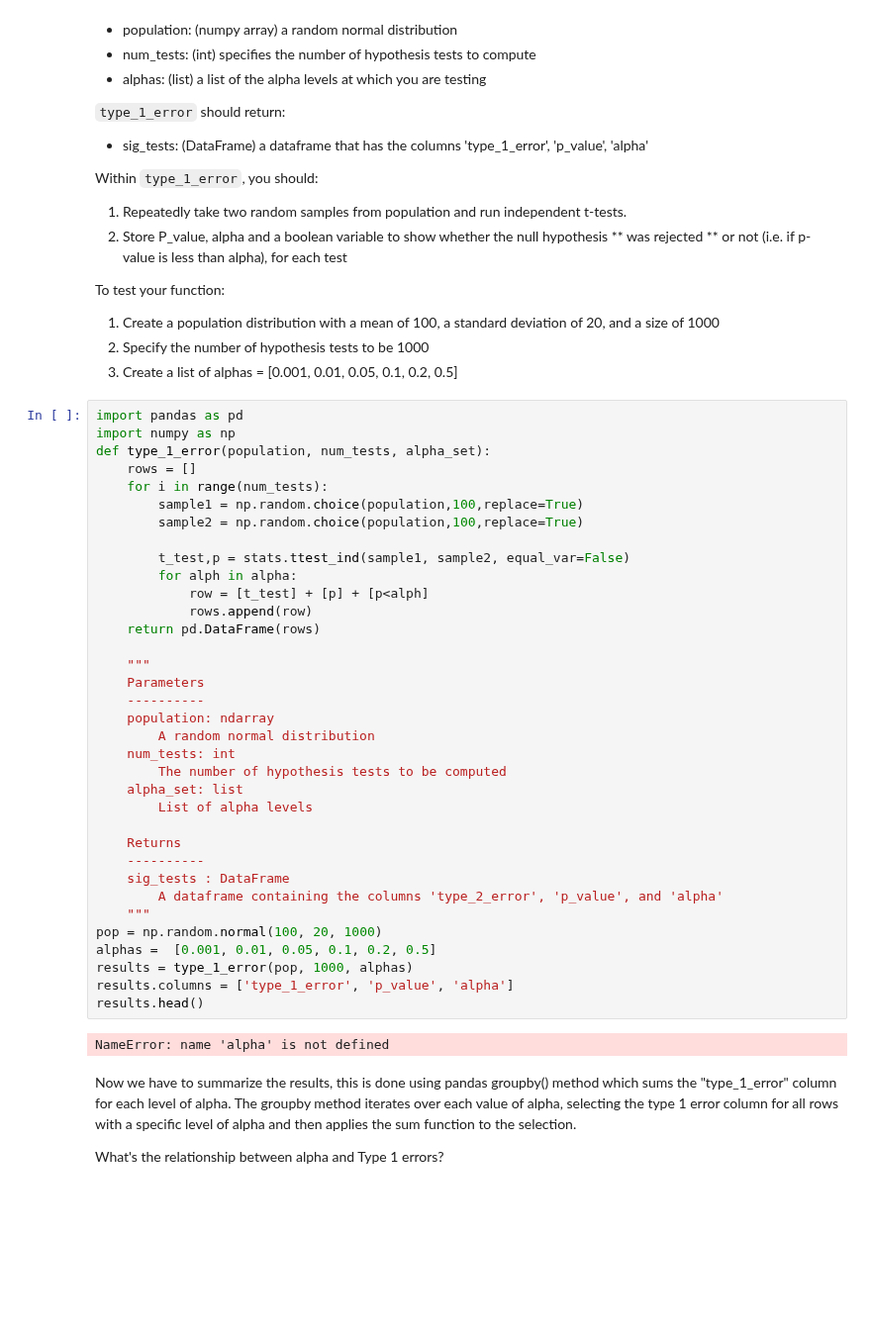
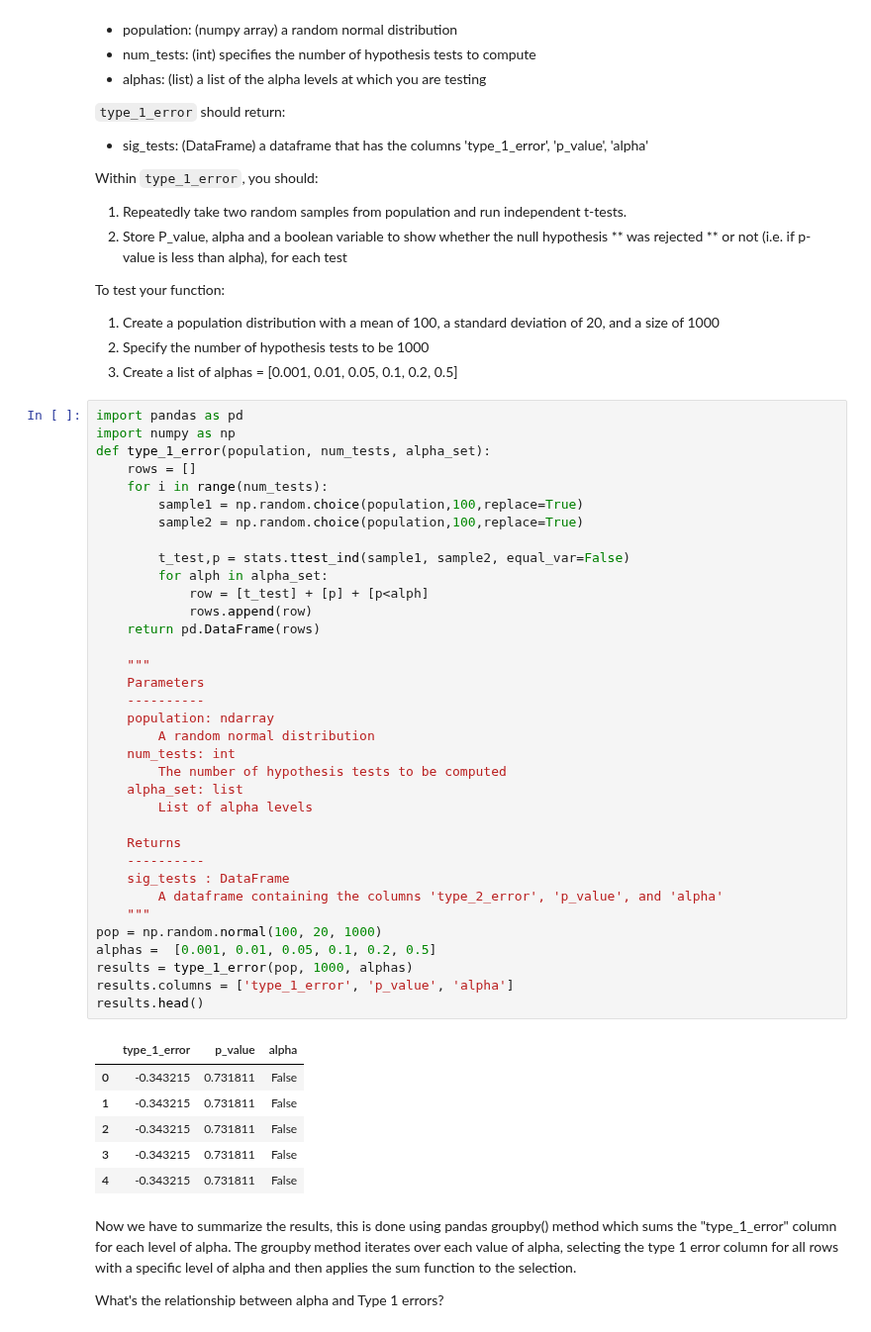
Before and after one commit to ortsed/dsc-type-1-and-2-error-lab-dc-ds-career-042219, a Jupyter notebook: index.ipynb, the cells around one changed output. Shown at 99% size. Drawn from its saved outputs; the diff is of its cells as text; blank space fills up the shorter version.

```diff
--- a/index.ipynb
+++ b/index.ipynb
@@ -127,35 +127,40 @@ def type_1_error(population, num_tests, alpha_set):
     for i in range(num_tests):
         sample1 = np.random.choice(population,100,replace=True)
         sample2 = np.random.choice(population,100,replace=True)
 
         t_test,p = stats.ttest_ind(sample1, sample2, equal_var=False)
-        for alph in alpha:
+        for alph in alpha_set:
             row = [t_test] + [p] + [p<alph]
             rows.append(row)
     return pd.DataFrame(rows)
 
     """
     Parameters
     ----------
     population: ndarray
         A random normal distribution
     num_tests: int
         The number of hypothesis tests to be computed
     alpha_set: list
         List of alpha levels
 
     Returns
     ----------
     sig_tests : DataFrame
         A dataframe containing the columns 'type_2_error', 'p_value', and 'alpha'
     """
 pop = np.random.normal(100, 20, 1000)
 alphas =  [0.001, 0.01, 0.05, 0.1, 0.2, 0.5]
 results = type_1_error(pop, 1000, alphas)
 results.columns = ['type_1_error', 'p_value', 'alpha']
 results.head()
 # %% [output]
-NameError: name 'alpha' is not defined
+|  | type_1_error | p_value | alpha |
+| 0 | -0.343215 | 0.731811 | False |
+| 1 | -0.343215 | 0.731811 | False |
+| 2 | -0.343215 | 0.731811 | False |
+| 3 | -0.343215 | 0.731811 | False |
+| 4 | -0.343215 | 0.731811 | False |
 # %% [markdown]
 Now we have to summarize the results, this is done using pandas groupby() method which sums the "type_1_error" column for each level of alpha. The groupby method iterates over each value of alpha, selecting the type 1 error column for all rows with a specific level of alpha and then applies the sum function to the selection.
 
```
